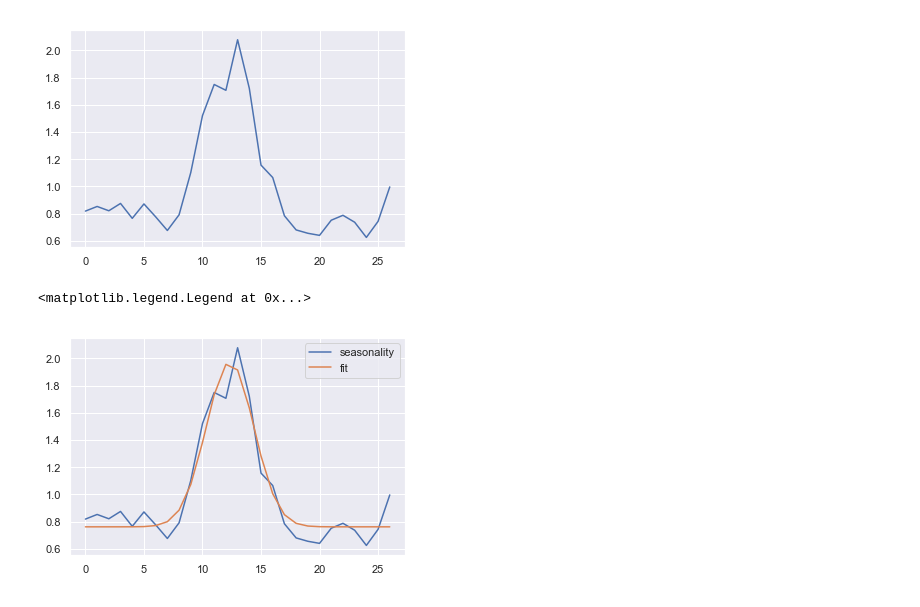
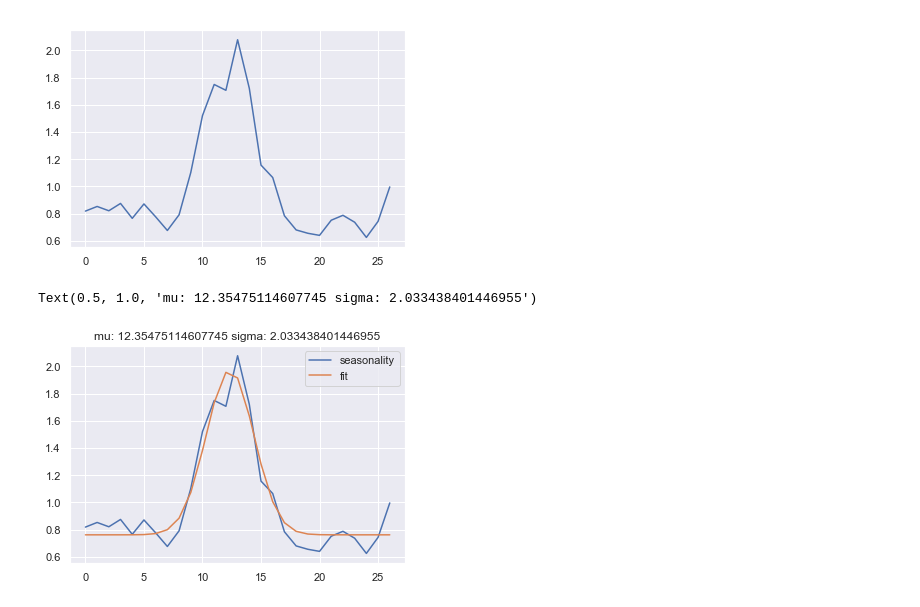
Before and after one commit to joshi-vipul/maharashtra_mandi, a Jupyter notebook: after_submission/exploring_onion_prices.ipynb, the cells around one changed output. Saved outputs shown, nothing was run; the diff lists cells and outputs as text; code cells hidden in the pictures.

```diff
--- a/after_submission/exploring_onion_prices.ipynb
+++ b/after_submission/exploring_onion_prices.ipynb
@@ -141,7 +141,8 @@ popt,pcov = sp.optimize.curve_fit(f,dummy_dates,seasonality,[2.0,0.8,12,5])
 # %%
 plt.plot(dummy_dates,seasonality)
 plt.plot(dummy_dates,f(dummy_dates,*popt))
 plt.legend(['seasonality','fit'])
+plt.title('mu: '+str(popt[2])+' sigma: '+str(popt[3]))
 # %% [output]
-<matplotlib.legend.Legend at 0x...>
+Text(0.5, 1.0, 'mu: 12.35475114607745 sigma: 2.033438401446955')
-[figure, old version]
+[figure, new version]
```
Also changed, not shown: parts of 28 cells of this notebook.
